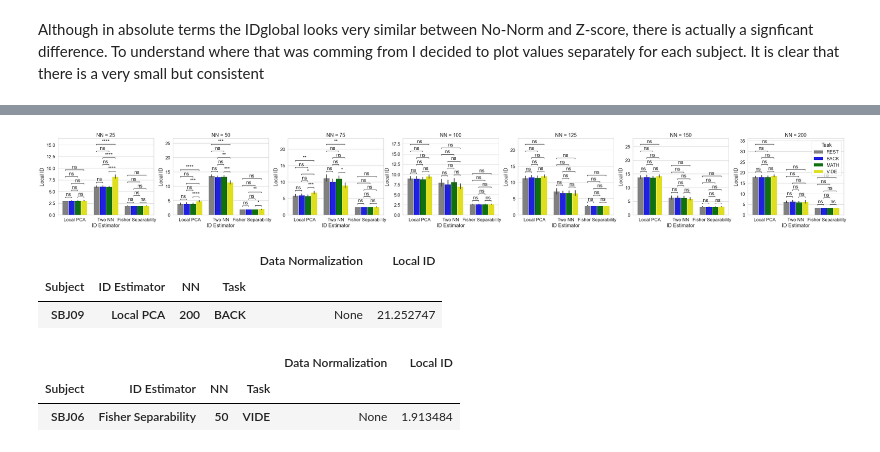
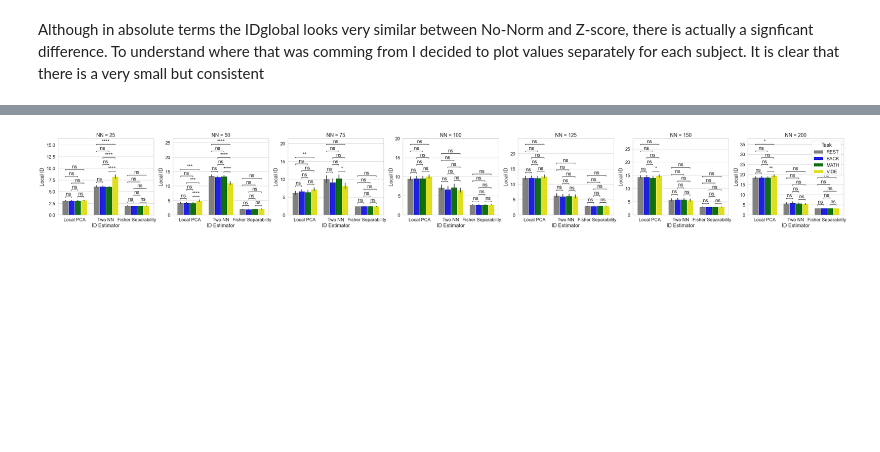
Before and after one commit to nimh-sfim/manifold_learning_fmri, a Jupyter notebook: Notebooks/N14_IDEstimation.ViewResults.ipynb, the cells around one changed output, grey strips where cells are left out. Drawn from its saved outputs; the diff is of its cells as text; code cells hidden in the pictures; blank space fills up the shorter version.

```diff
--- a/Notebooks/N14_IDEstimation.ViewResults.ipynb
+++ b/Notebooks/N14_IDEstimation.ViewResults.ipynb
@@ -122,0 +148,8 @@ for i,nm in enumerate(['None','Z-score']):
+# %%
+%%time
+tvfc_segments = {}
+for sbj in PNAS2015_subject_list:
+    path = osp.join('/data/SFIMJGC_HCP7T/manifold_learning_fmri/Data_Interim/PNAS2015/',sbj,'Original/{sbj}_Craddock_0200.WL045s.WS1.5s.tvFC.Z.zscored.pkl'.format(sbj=sbj))
+    tvfc = pd.read_pickle(path)
+    for task in ['REST','BACK','VIDE','MATH']:
+        tvfc_segments[(sbj,task)] = tvfc[task]
@@ -122,0 +183,21 @@ for i,nm in enumerate(['None','Z-score']):
+# %%
+sns.set(font_scale=1.5, style='whitegrid')
+fig,ax = plt.subplots(1,1,figsize=(10,5))
+g = sns.barplot(data=globalID_per_task,y='Global ID',x='ID Estimator',hue='Task', hue_order=['REST','VIDE','MATH','BACK'], palette=['Gray','Yellow','Green','Blue'])
+pairs_lPCA    = [(('lPCA','REST'),('lPCA','BACK')),(('lPCA','REST'),('lPCA','VIDE')),(('lPCA','REST'),('lPCA','MATH')),(('lPCA','VIDE'),('lPCA','MATH')),(('lPCA','BACK'),('lPCA','MATH')),(('lPCA','VIDE'),('lPCA','BACK'))]
+pairs_twoNN   = [(('twoNN','REST'),('twoNN','BACK')),(('twoNN','REST'),('twoNN','VIDE')),(('twoNN','REST'),('twoNN','MATH')),(('twoNN','VIDE'),('twoNN','MATH')),(('twoNN','BACK'),('twoNN','MATH')),(('twoNN','VIDE'),('twoNN','BACK'))]
+pairs_fisherS = [(('fisherS','REST'),('fisherS','BACK')),(('fisherS','REST'),('fisherS','VIDE')),(('fisherS','REST'),('fisherS','MATH')),(('fisherS','VIDE'),('fisherS','MATH')),(('fisherS','BACK'),('fisherS','MATH')),(('fisherS','VIDE'),('fisherS','BACK'))]
+
+annot_lPCA = Annotator(g, pairs_lPCA, data=globalID_per_task,y='Global ID',x='ID Estimator',hue='Task', hue_order=['REST','VIDE','MATH','BACK'], palette=['Gray','Yellow','Green','Blue'])
+annot_lPCA.configure(test='t-test_paired', verbose=0, comparisons_correction='fdr_bh', text_format="star")
+annot_lPCA.apply_test()
+annot_lPCA.annotate()
+annot_twoNN = Annotator(g, pairs_twoNN, data=globalID_per_task,y='Global ID',x='ID Estimator',hue='Task', hue_order=['REST','VIDE','MATH','BACK'], palette=['Gray','Yellow','Green','Blue'])
+annot_twoNN.configure(test='t-test_paired', verbose=0, comparisons_correction='fdr_bh', text_format="star")
+annot_twoNN.apply_test()
+annot_twoNN.annotate()
+annot_fisherS = Annotator(g, pairs_fisherS, data=globalID_per_task,y='Global ID',x='ID Estimator',hue='Task', hue_order=['REST','VIDE','MATH','BACK'], palette=['Gray','Yellow','Green','Blue'])
+annot_fisherS.configure(test='t-test_paired', verbose=0, comparisons_correction='fdr_bh', text_format="star")
+annot_fisherS.apply_test()
+annot_fisherS.annotate()
+ax.legend([],[],frameon=False)
@@ -122,0 +209,13 @@ for i,nm in enumerate(['None','Z-score']):
+# %%
+sns.set(font_scale=1.5, style='whitegrid')
+fig,ax       = plt.subplots(1,1,figsize=(4,5))
+data_twoNN   = globalID_per_task[globalID_per_task['ID Estimator']=='twoNN']
+g            = sns.barplot(data=data_twoNN,y='Global ID',x='ID Estimator',hue='Task', hue_order=['REST','VIDE','MATH','BACK'], palette=['Gray','Yellow','Green','Blue'])
+g.set_ylim(0,6)
+pairs_twoNN   = [(('twoNN','REST'),('twoNN','BACK')),(('twoNN','REST'),('twoNN','VIDE')),(('twoNN','REST'),('twoNN','MATH')),(('twoNN','VIDE'),('twoNN','MATH')),(('twoNN','BACK'),('twoNN','MATH')),(('twoNN','VIDE'),('twoNN','BACK'))]
+
+annot_twoNN   = Annotator(g, pairs_twoNN, data=data_twoNN,y='Global ID',x='ID Estimator',hue='Task', hue_order=['REST','VIDE','MATH','BACK'], palette=['Gray','Yellow','Green','Blue'])
+annot_twoNN.configure(test='t-test_paired', verbose=0, comparisons_correction='fdr_bh', text_format="star")
+annot_twoNN.apply_test()
+annot_twoNN.annotate()
+ax.legend([],[],frameon=False)
@@ -125,33 +233,33 @@ fig,axs = plt.subplots(1,7,figsize=(50,5))
 for i,NN in enumerate([25,50,75,100,125,150,200]):
     aux_data = ID_local.loc[nm].groupby('Task').mean().to_dataframe()
     aux_data = aux_data.loc[aux_data.index.drop('XXXX',level='Task')]
-    aux_data = ID_local_None_AvgByTask.reset_index()
+    aux_data = aux_data.reset_index()
     aux_data = aux_data.set_index('NN').loc[NN]
     g        = sns.barplot(data=aux_data,y='Local ID',x='ID Estimator', hue='Task', ax=axs[i],palette=['gray','blue','green','yellow','black'], hue_order=['REST','BACK','MATH','VIDE'])
     if i < 6:
         axs[i].legend([],[],frameon=False)
     axs[i].set_title('NN = %d'% NN)
     pairs=[(('Local PCA','REST'),('Local PCA','BACK')),
            (('Local PCA','REST'),('Local PCA','MATH')),
            (('Local PCA','REST'),('Local PCA','VIDE')),
            (('Local PCA','BACK'),('Local PCA','MATH')),
            (('Local PCA','BACK'),('Local PCA','VIDE')),
            (('Local PCA','MATH'),('Local PCA','VIDE')),
            (('Two NN','REST'),('Two NN','BACK')),
            (('Two NN','REST'),('Two NN','MATH')),
            (('Two NN','REST'),('Two NN','VIDE')),
            (('Two NN','BACK'),('Two NN','MATH')),
            (('Two NN','BACK'),('Two NN','VIDE')),
            (('Two NN','MATH'),('Two NN','VIDE')),
            (('Fisher Separability','REST'),('Fisher Separability','BACK')),
            (('Fisher Separability','REST'),('Fisher Separability','MATH')),
            (('Fisher Separability','REST'),('Fisher Separability','VIDE')),
            (('Fisher Separability','BACK'),('Fisher Separability','MATH')),
            (('Fisher Separability','BACK'),('Fisher Separability','VIDE')),
            (('Fisher Separability','MATH'),('Fisher Separability','VIDE')),]
     annot = Annotator(g, pairs, data=aux_data, x='ID Estimator', y='Local ID', hue='Task', hue_order=['REST','BACK','MATH','VIDE'])
     annot.configure(test='t-test_paired', verbose=False, comparisons_correction='bonf', text_format='star')#, pvalue_thresholds=[[0.01,"**"],[0.05, "*"], [1, "ns"]])
     annot.apply_test()
     annot.annotate()
 # %% [output]
-[figure, old version]
+[figure, new version]
@@ -160,12 +265,0 @@ a = ID_local.loc['None'].groupby('Task').mean()
-# %%
-a.to_dataframe().sort_values(by='Local ID', ascending=False).head(1)
-# %% [output]
-|  |  |  |  | Data Normalization | Local ID |
-| Subject | ID Estimator | NN | Task |  |  |
-| SBJ09 | Local PCA | 200 | BACK | None | 21.252747 |
-# %%
-a.to_dataframe().sort_values(by='Local ID', ascending=True).head(1)
-# %% [output]
-|  |  |  |  | Data Normalization | Local ID |
-| Subject | ID Estimator | NN | Task |  |  |
-| SBJ06 | Fisher Separability | 50 | VIDE | None | 1.913484 |
```
Also changed, not shown: parts of 20 cells of this notebook, 1 other file.
